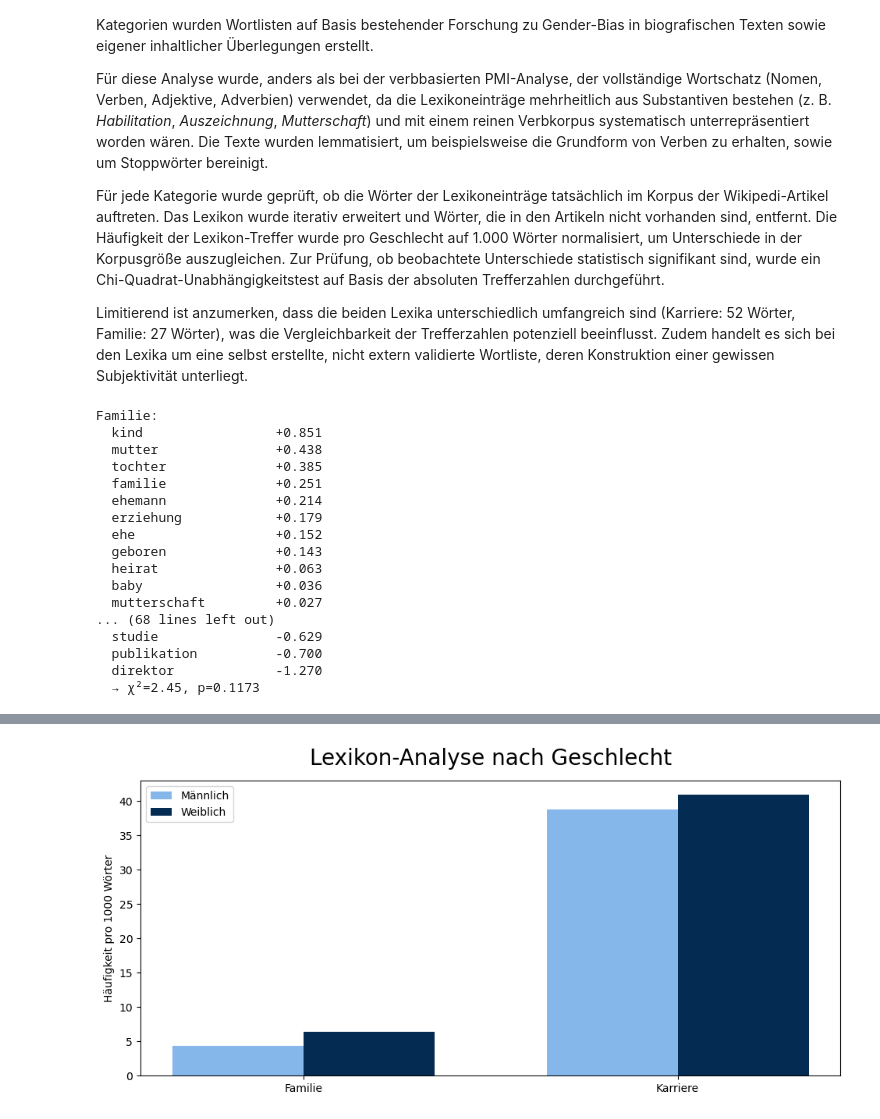
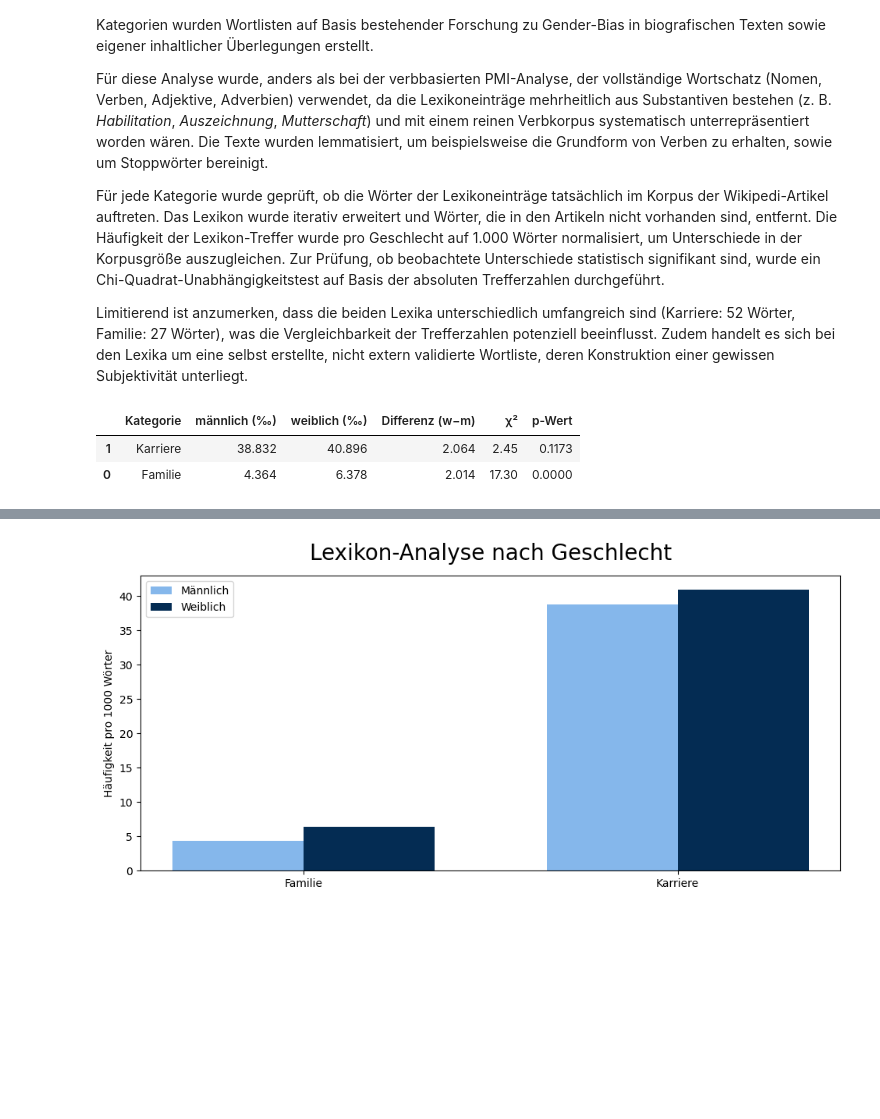
Before and after one commit to NLaubner/Gender-Aspekte, a Jupyter notebook: notebooks/wikipedia_scientists.ipynb, the cells around one changed output, grey strips where cells are left out. Drawn from its saved outputs; the diff is of its cells as text; code cells hidden in the pictures; blank space fills up the shorter version.

Commit message:
diskussion und lexikon analyse

```diff
--- a/notebooks/wikipedia_scientists.ipynb
+++ b/notebooks/wikipedia_scientists.ipynb
@@ -147,4 +134,29 @@ Für jede Kategorie wurde geprüft, ob die Wörter der Lexikoneinträge tatsäch
 Limitierend ist anzumerken, dass die beiden Lexika unterschiedlich umfangreich sind (Karriere: 52 Wörter, Familie: 27 Wörter), was die Vergleichbarkeit der Trefferzahlen potenziell beeinflusst. Zudem handelt es sich bei den Lexika um eine selbst erstellte, nicht extern validierte Wortliste, deren Konstruktion einer gewissen Subjektivität unterliegt.
 # %%
 # Korpus erstellen mit allen Wörtern, nicht nur verben
-corpus = preprocessing(data = df, STOPWORDS = STOPWORDS, nur_verben=False)
+corpus_all = preprocessing(data = df, STOPWORDS = STOPWORDS, nur_verben=False)
+
+LEXIKA = {
+    "Familie": {'eltern', 'geschwister', 'geboren', 'baby', 'neffe', 'partner', 'kind', 'heirat', 'sohn', 'schwanger', 'ehe', 'mutterschaft', 'familie', 'geburt', 'tochter', 'witwe', 'erziehung', 'mutter', 'verwitwet', 'vater', 'ehefrau', 'beziehung', 'haushalt', 'elternzeit', 'betreuung', 'verheiratet', 'ehemann'},
+    "Karriere":
+        {'veröffentlichung', 'stelle', 'institutsleiter', 'nominiert', 'geschäftsführer', 'preis', 'monographie', 'promotion', 'labor', 'pionier', 'verteidigen', 'patent', 'bedeutend', 'befördern', 'award', 'wählen', 'stipendium', 'konferenz', 'abteilungsleiter', 'doktorarbeit', 'dekan', 'publikation', 'ernennen', 'amt', 'gewann', 'dissertation', 'gehalt', 'karriere', 'auszeichnung', 'arbeit', 'buch', 'übernehmen', 'studie', 'habilitation', 'forschung', 'direktor', 'wegweisend', 'einflussreich', 'abschluss', 'präsident', 'herausgeber', 'verliehen', 'erstmals', 'artikel', 'vorstand', 'graduiert', 'lehrstuhl', 'vortrag', 'position', 'beruf', 'erfindung', 'professur'}
+}
+
+GENUS_MAPPING = {
+    "direktorin": "direktor",
+    "herausgeberin": "herausgeber",
+    "geschäftsführerin": "geschäftsführer",
+    "partnerin": "partner",
+    "institutsleiterin": "institutsleiter"
+}
+
+corpus_norm = {
+    g: normalisiere_genus(tokens, GENUS_MAPPING)
+    for g, tokens in corpus_all.items()
+}
+
+ergebnisse = lexikon_analyse(corpus_norm, LEXIKA) #Mit dem Genus-normalisierten Korpus
+# %% [output]
+|  | Kategorie | männlich (‰) | weiblich (‰) | Differenz (w−m) | χ² | p-Wert |
+| 1 | Karriere | 38.832 | 40.896 | 2.064 | 2.45 | 0.1173 |
+| 0 | Familie | 4.364 | 6.378 | 2.014 | 17.30 | 0.0000 |
@@ -173,21 +163 @@ corpus_norm = {
-# %%
-ergebnisse = lexikon_analyse(corpus_norm, LEXIKA) #Mit dem Genus-normalisierten Korpus
-# %% [output]
-Familie:
-  kind                 +0.851
-  mutter               +0.438
-  tochter              +0.385
-  familie              +0.251
-  ehemann              +0.214
-  erziehung            +0.179
-  ehe                  +0.152
-  geboren              +0.143
-  heirat               +0.063
-  baby                 +0.036
-  mutterschaft         +0.027
-... (68 lines left out)
-  studie               -0.629
-  publikation          -0.700
-  direktor             -1.270
-  → χ²=2.45, p=0.1173
 # %% [markdown]
```
Also changed, not shown: parts of 13 cells of this notebook, 6 other files.
